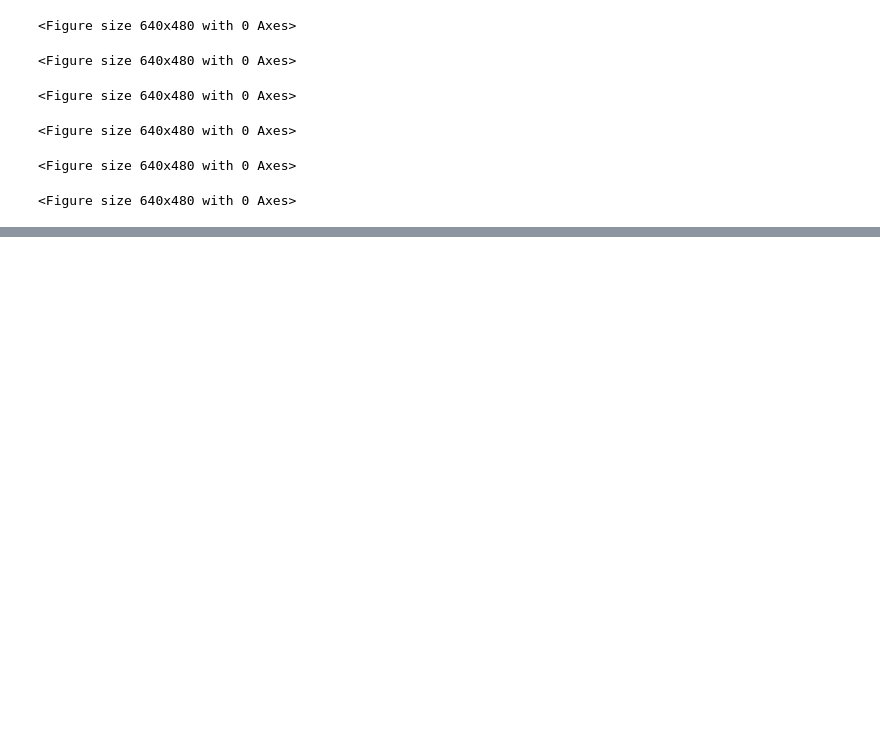
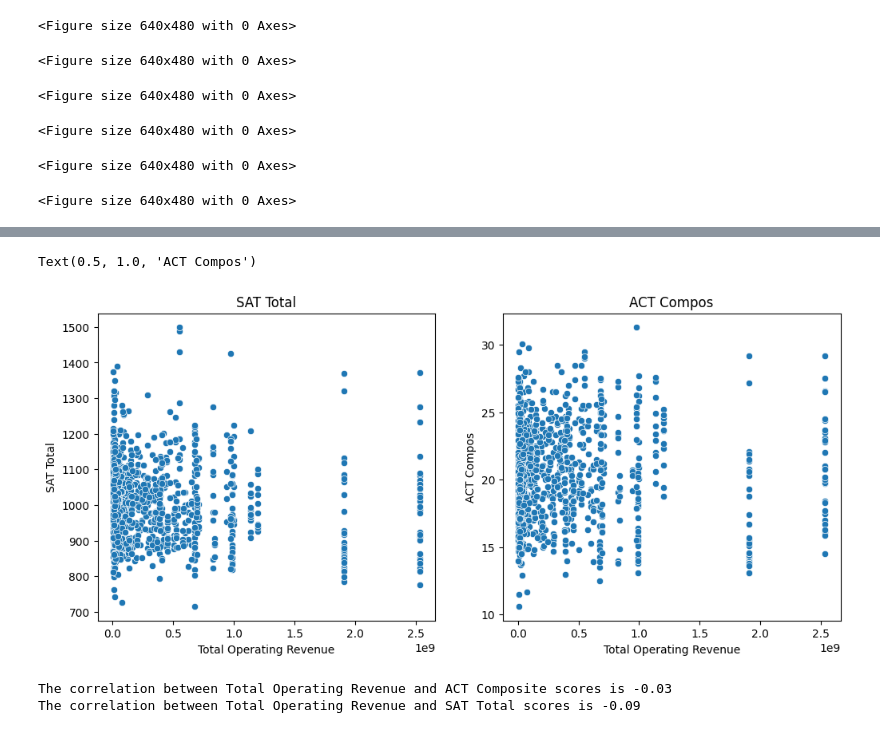
Before and after one commit to Amarilli/TexasISDs, a Jupyter notebook: project_notebook/mariahnotebook.ipynb, the cells around one changed output, grey strips where cells are left out. Saved outputs shown, nothing was run; the diff lists cells and outputs as text; code cells hidden in the pictures; blank space fills up the shorter version.

```diff
--- a/project_notebook/mariahnotebook.ipynb
+++ b/project_notebook/mariahnotebook.ipynb
@@ -551,0 +662,25 @@ Dash app running on http://127.0.0.1:8050/
+# %%
+#sat and act scatter plots
+fig, axes = plt.subplots(nrows=1, ncols=2, figsize=(12, 5))
+
+# Scatter plot for SAT Total
+sns.scatterplot(data=score_finance_complete, x="Total Operating Revenue", y="SAT Total", ax=axes[0])
+axes[0].set_title('SAT Total')
+
+# Scatter plot for ACT Compos
+sns.scatterplot(data=score_finance_complete, x="Total Operating Revenue", y="ACT Compos", ax=axes[1])
+axes[1].set_title('ACT Compos')
+# %% [output]
+Text(0.5, 1.0, 'ACT Compos')
+[figure, added]
+# %%
+#correlation for Operating budget and act
+correlation = st.pearsonr(score_finance_complete["Total Operating Revenue"], score_finance_complete["ACT Compos"])
+print(f"The correlation between Total Operating Revenue and ACT Composite scores is {round(correlation[0],2)}")
+
+#correclations for operating budgets and sat\
+correlation = st.pearsonr(score_finance_complete["Total Operating Revenue"], score_finance_complete["SAT Total"])
+print(f"The correlation between Total Operating Revenue and SAT Total scores is {round(correlation[0],2)}")
+# %% [output]
+The correlation between Total Operating Revenue and ACT Composite scores is -0.03
+The correlation between Total Operating Revenue and SAT Total scores is -0.09
```
Also changed, not shown: parts of 23 cells of this notebook.
